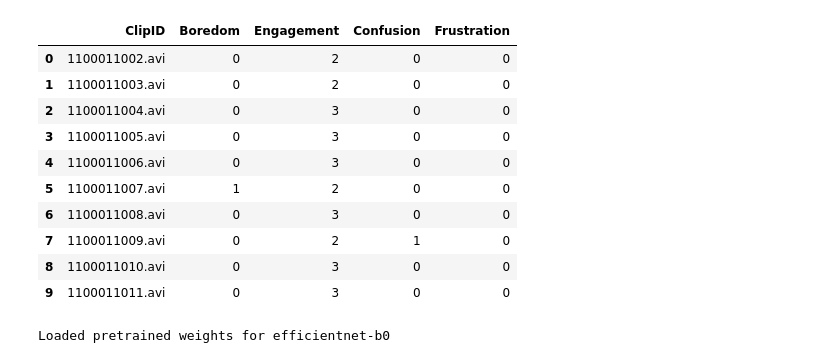
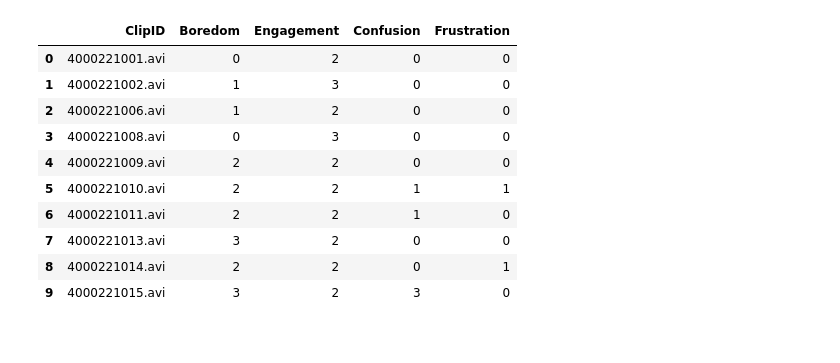
Before and after one commit to sanchit2843/EngagementMeasurement, a Jupyter notebook: datasetclass.ipynb, the cells around one changed output. Drawn from its saved outputs; the diff is of its cells as text; code cells hidden in the pictures.

```diff
--- a/datasetclass.ipynb
+++ b/datasetclass.ipynb
@@ -16,19 +16,20 @@ from torch.utils.data import Dataset
 # %%
 import pandas as pd
 train_label = pd.read_csv('./TrainLabels.csv')
-train_label.head(10)
+valid_label = pd.read_csv('./DAiSEE/Labels/ValidationLabels.csv')
+valid_label.head(10)
 # %% [output]
 |  | ClipID | Boredom | Engagement | Confusion | Frustration |
-| 0 | 1100011002.avi | 0 | 2 | 0 | 0 |
-| 1 | 1100011003.avi | 0 | 2 | 0 | 0 |
-| 2 | 1100011004.avi | 0 | 3 | 0 | 0 |
-| 3 | 1100011005.avi | 0 | 3 | 0 | 0 |
-| 4 | 1100011006.avi | 0 | 3 | 0 | 0 |
-| 5 | 1100011007.avi | 1 | 2 | 0 | 0 |
-| 6 | 1100011008.avi | 0 | 3 | 0 | 0 |
-| 7 | 1100011009.avi | 0 | 2 | 1 | 0 |
-| 8 | 1100011010.avi | 0 | 3 | 0 | 0 |
-| 9 | 1100011011.avi | 0 | 3 | 0 | 0 |
+| 0 | 4000221001.avi | 0 | 2 | 0 | 0 |
+| 1 | 4000221002.avi | 1 | 3 | 0 | 0 |
+| 2 | 4000221006.avi | 1 | 2 | 0 | 0 |
+| 3 | 4000221008.avi | 0 | 3 | 0 | 0 |
+| 4 | 4000221009.avi | 2 | 2 | 0 | 0 |
+| 5 | 4000221010.avi | 2 | 2 | 1 | 1 |
+| 6 | 4000221011.avi | 2 | 2 | 1 | 0 |
+| 7 | 4000221013.avi | 3 | 2 | 0 | 0 |
+| 8 | 4000221014.avi | 2 | 2 | 0 | 1 |
+| 9 | 4000221015.avi | 3 | 2 | 3 | 0 |
 # %%
 import torch
 import torchvision
@@ -209,11 +78,0 @@ class ConvClassifier(nn.Module):
-# %%
-model = ConvLSTM(
-        num_classes=4,
-        latent_dim=256,
-        lstm_layers=1,
-        hidden_dim=1024,
-        bidirectional=True,
-        attention=True,
-    )
-# %% [output]
-Loaded pretrained weights for efficientnet-b0
```
Also changed, not shown: parts of 21 cells of this notebook.
